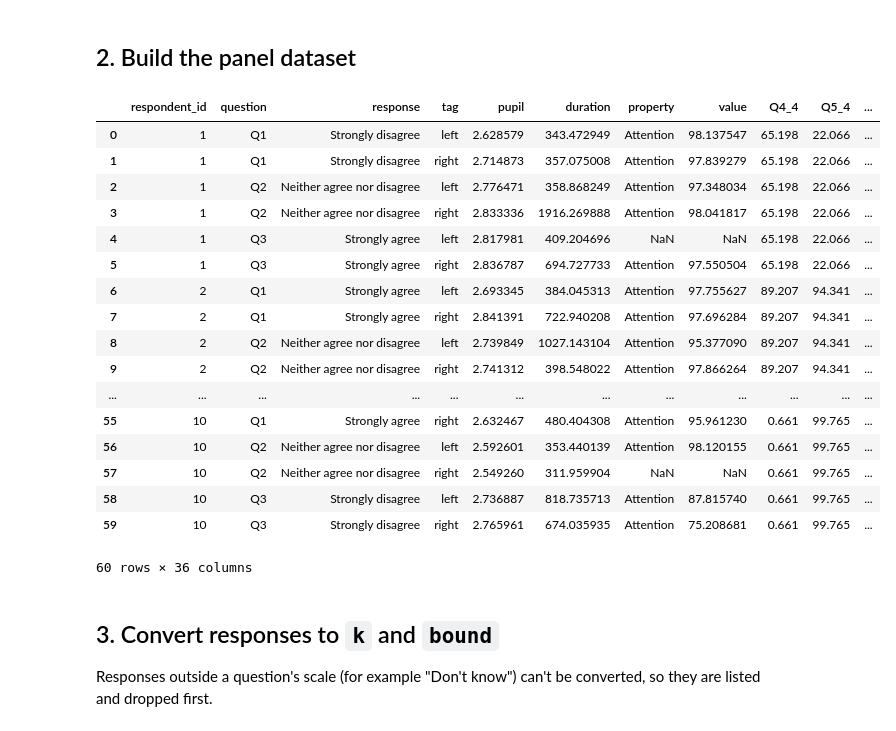
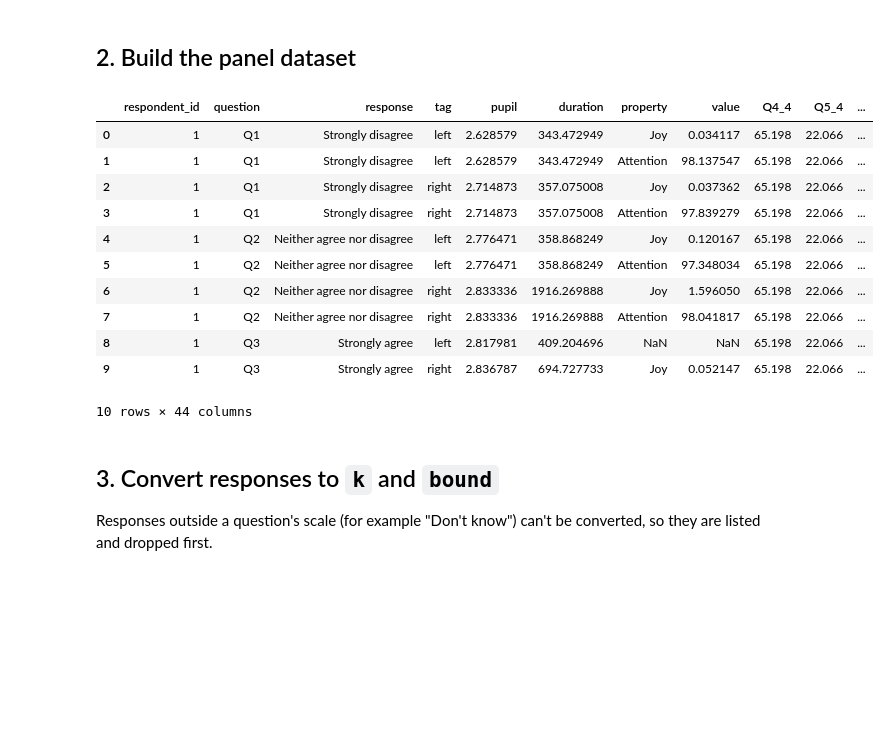
Before and after one commit to UNO-CAB-Lab/python-parsing, a Jupyter notebook: AnalysisTesting.ipynb, the cells around one changed output. Saved outputs shown, nothing was run; the diff lists cells and outputs as text; code cells hidden in the pictures; blank space fills up the shorter version.

```diff
--- a/AnalysisTesting.ipynb
+++ b/AnalysisTesting.ipynb
@@ -53,7 +53,7 @@ AGREEMENT_SCALE = {
 LIKERT_SCALES = {question: AGREEMENT_SCALE for question in ["Q1", "Q2", "Q3"]}
 
 TAGS = ["left", "right"]
-INSTRUMENT_PROPERTIES = ["Attention"]
+INSTRUMENT_PROPERTIES = ["Attention", "Joy"]
 # %% [markdown]
 ## 1. Load the survey and sensor data
 # %%
@@ -98,31 +98,25 @@ assert not missing, f"Questions not found in the survey: {sorted(missing)}"
 # %%
 panel = CBACABLab.CreatePanelData(
     question_level_columns=list(LIKERT_SCALES),
     respondent_level_columns=RESPONDENT_QUESTIONS,
     tagFilter=TAGS,
     instrumentProperties=INSTRUMENT_PROPERTIES,
     databaseName=DATABASE,
 )
-panel
+panel.head(10)
 # %% [output]
 |  | respondent_id | question | response | tag | pupil | duration | property | value | Q4_4 | Q5_4 | ... |
-| 0 | 1 | Q1 | Strongly disagree | left | 2.628579 | 343.472949 | Attention | 98.137547 | 65.198 | 22.066 | ... |
-| 1 | 1 | Q1 | Strongly disagree | right | 2.714873 | 357.075008 | Attention | 97.839279 | 65.198 | 22.066 | ... |
-| 2 | 1 | Q2 | Neither agree nor disagree | left | 2.776471 | 358.868249 | Attention | 97.348034 | 65.198 | 22.066 | ... |
-| 3 | 1 | Q2 | Neither agree nor disagree | right | 2.833336 | 1916.269888 | Attention | 98.041817 | 65.198 | 22.066 | ... |
-| 4 | 1 | Q3 | Strongly agree | left | 2.817981 | 409.204696 | NaN | NaN | 65.198 | 22.066 | ... |
-| 5 | 1 | Q3 | Strongly agree | right | 2.836787 | 694.727733 | Attention | 97.550504 | 65.198 | 22.066 | ... |
-| 6 | 2 | Q1 | Strongly agree | left | 2.693345 | 384.045313 | Attention | 97.755627 | 89.207 | 94.341 | ... |
-| 7 | 2 | Q1 | Strongly agree | right | 2.841391 | 722.940208 | Attention | 97.696284 | 89.207 | 94.341 | ... |
-| 8 | 2 | Q2 | Neither agree nor disagree | left | 2.739849 | 1027.143104 | Attention | 95.377090 | 89.207 | 94.341 | ... |
-| 9 | 2 | Q2 | Neither agree nor disagree | right | 2.741312 | 398.548022 | Attention | 97.866264 | 89.207 | 94.341 | ... |
-| ... | ... | ... | ... | ... | ... | ... | ... | ... | ... | ... | ... |
-| 55 | 10 | Q1 | Strongly agree | right | 2.632467 | 480.404308 | Attention | 95.961230 | 0.661 | 99.765 | ... |
-| 56 | 10 | Q2 | Neither agree nor disagree | left | 2.592601 | 353.440139 | Attention | 98.120155 | 0.661 | 99.765 | ... |
-| 57 | 10 | Q2 | Neither agree nor disagree | right | 2.549260 | 311.959904 | NaN | NaN | 0.661 | 99.765 | ... |
-| 58 | 10 | Q3 | Strongly disagree | left | 2.736887 | 818.735713 | Attention | 87.815740 | 0.661 | 99.765 | ... |
-| 59 | 10 | Q3 | Strongly disagree | right | 2.765961 | 674.035935 | Attention | 75.208681 | 0.661 | 99.765 | ... |
+| 0 | 1 | Q1 | Strongly disagree | left | 2.628579 | 343.472949 | Joy | 0.034117 | 65.198 | 22.066 | ... |
+| 1 | 1 | Q1 | Strongly disagree | left | 2.628579 | 343.472949 | Attention | 98.137547 | 65.198 | 22.066 | ... |
+| 2 | 1 | Q1 | Strongly disagree | right | 2.714873 | 357.075008 | Joy | 0.037362 | 65.198 | 22.066 | ... |
+| 3 | 1 | Q1 | Strongly disagree | right | 2.714873 | 357.075008 | Attention | 97.839279 | 65.198 | 22.066 | ... |
+| 4 | 1 | Q2 | Neither agree nor disagree | left | 2.776471 | 358.868249 | Joy | 0.120167 | 65.198 | 22.066 | ... |
+| 5 | 1 | Q2 | Neither agree nor disagree | left | 2.776471 | 358.868249 | Attention | 97.348034 | 65.198 | 22.066 | ... |
+| 6 | 1 | Q2 | Neither agree nor disagree | right | 2.833336 | 1916.269888 | Joy | 1.596050 | 65.198 | 22.066 | ... |
+| 7 | 1 | Q2 | Neither agree nor disagree | right | 2.833336 | 1916.269888 | Attention | 98.041817 | 65.198 | 22.066 | ... |
+| 8 | 1 | Q3 | Strongly agree | left | 2.817981 | 409.204696 | NaN | NaN | 65.198 | 22.066 | ... |
+| 9 | 1 | Q3 | Strongly agree | right | 2.836787 | 694.727733 | Joy | 0.052147 | 65.198 | 22.066 | ... |
-60 rows × 36 columns
+10 rows × 44 columns
 # %%
 # Tests: panel structure
 required = {"respondent_id", "question", "response", *RESPONDENT_QUESTIONS}
```
Also changed, not shown: 1 other file.
